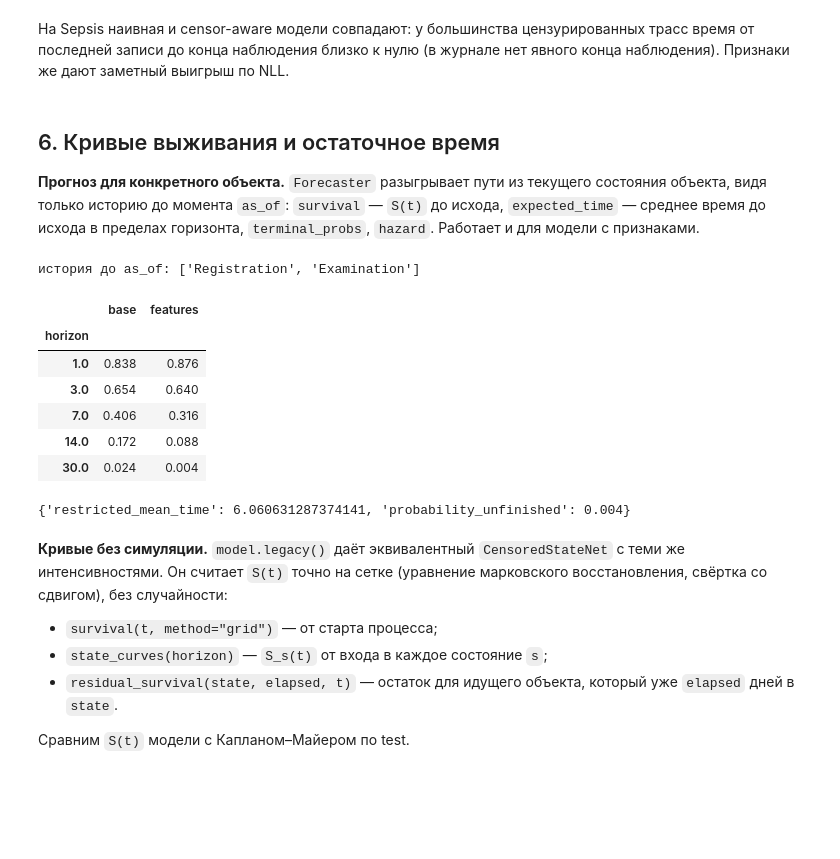
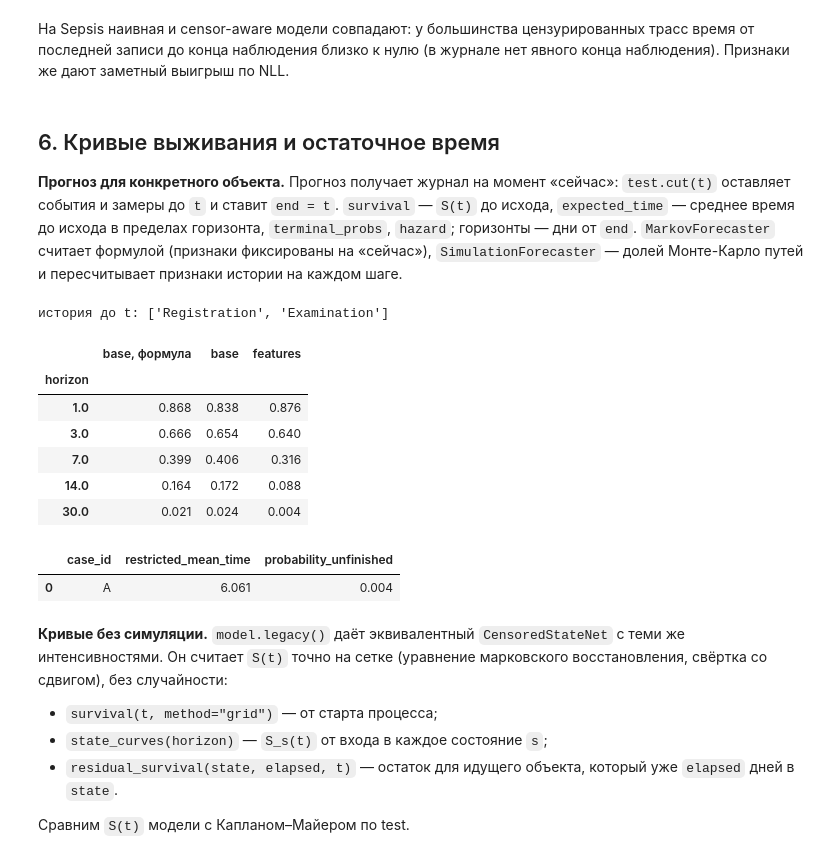
Before and after one commit to iuliivasilev/SurvivalProcessMining, a Jupyter notebook: dima/survpm_demo.ipynb, the cells around one changed output. Saved outputs shown, nothing was run; the diff lists cells and outputs as text; code cells hidden in the pictures; blank space fills up the shorter version.

```diff
--- a/dima/survpm_demo.ipynb
+++ b/dima/survpm_demo.ipynb
@@ -261,31 +261,35 @@ survpm.compare(models, test, "nll").pivot(index="model", columns="metric", value
 # %% [markdown]
 ## 6. Кривые выживания и остаточное время
 
-**Прогноз для конкретного объекта.** `Forecaster` разыгрывает пути из текущего состояния объекта,
-видя только историю до момента `as_of`: `survival` — `S(t)` до исхода, `expected_time` — среднее время
-до исхода в пределах горизонта, `terminal_probs`, `hazard`. Работает и для модели с признаками.
+**Прогноз для конкретного объекта.** Прогноз получает журнал на момент «сейчас»: `test.cut(t)` оставляет
+события и замеры до `t` и ставит `end = t`. `survival` — `S(t)` до исхода, `expected_time` — среднее время
+до исхода в пределах горизонта, `terminal_probs`, `hazard`; горизонты — дни от `end`.
+`MarkovForecaster` считает формулой (признаки фиксированы на «сейчас»), `SimulationForecaster` — долей
+Монте-Карло путей и пересчитывает признаки истории на каждом шаге.
 # %%
 case_id = test.case_ids[0]
 trace = test.events.loc[test.events.case_id == case_id]
-as_of = trace.timestamp.iloc[1]                       # стоим после второго события
-print("история до as_of:", trace.loc[trace.timestamp <= as_of, "activity"].tolist())
+t = trace.timestamp.iloc[1]                           # стоим после второго события
+now = test.cut(t).select([case_id])
+print("история до t:", now.events.activity.tolist())
 times = [1., 3., 7., 14., 30.]
-pd.DataFrame({name: survpm.Forecaster(m, n_paths=500, seed=1).survival(test, as_of, times, case_id=case_id)
-                    .set_index("horizon").survival
-              for name, m in {"base": model, "features": featured}.items()})
+pd.DataFrame({"base, формула": survpm.MarkovForecaster(model).survival(now, times).set_index("horizon").survival,
+              **{name: survpm.SimulationForecaster(m, n_paths=500, seed=1).survival(now, times).set_index("horizon").survival
+                 for name, m in {"base": model, "features": featured}.items()}})
 # %% [output]
-история до as_of: ['Registration', 'Examination']
+история до t: ['Registration', 'Examination']
-|  | base | features |
-| horizon |  |  |
-| 1.0 | 0.838 | 0.876 |
-| 3.0 | 0.654 | 0.640 |
-| 7.0 | 0.406 | 0.316 |
-| 14.0 | 0.172 | 0.088 |
-| 30.0 | 0.024 | 0.004 |
+|  | base, формула | base | features |
+| horizon |  |  |  |
+| 1.0 | 0.868 | 0.838 | 0.876 |
+| 3.0 | 0.666 | 0.654 | 0.640 |
+| 7.0 | 0.399 | 0.406 | 0.316 |
+| 14.0 | 0.164 | 0.172 | 0.088 |
+| 30.0 | 0.021 | 0.024 | 0.004 |
 # %%
-survpm.Forecaster(featured, n_paths=500, seed=1).expected_time(test, as_of, horizon=30., case_id=case_id)
+survpm.SimulationForecaster(featured, n_paths=500, seed=1).expected_time(now, horizon=30.)
 # %% [output]
-{'restricted_mean_time': 6.060631287374141, 'probability_unfinished': 0.004}
+|  | case_id | restricted_mean_time | probability_unfinished |
+| 0 | A | 6.061 | 0.004 |
 # %% [markdown]
 **Кривые без симуляции.** `model.legacy()` даёт эквивалентный `CensoredStateNet` с теми же
 интенсивностями. Он считает `S(t)` точно на сетке (уравнение марковского восстановления, свёртка со
```
Also changed, not shown: parts of 8 cells of this notebook, 29 other files.
